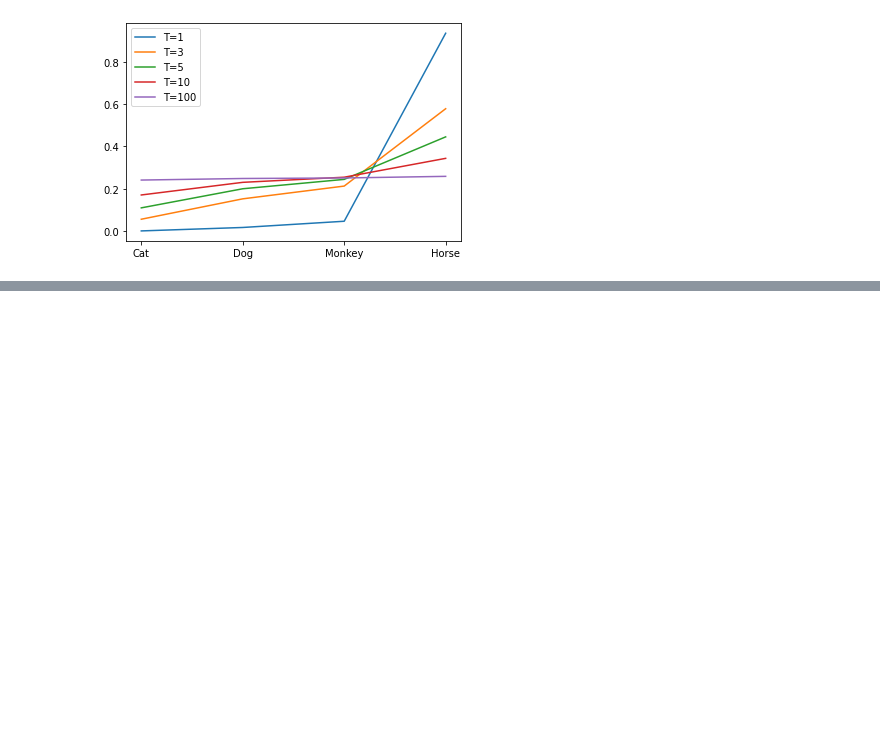
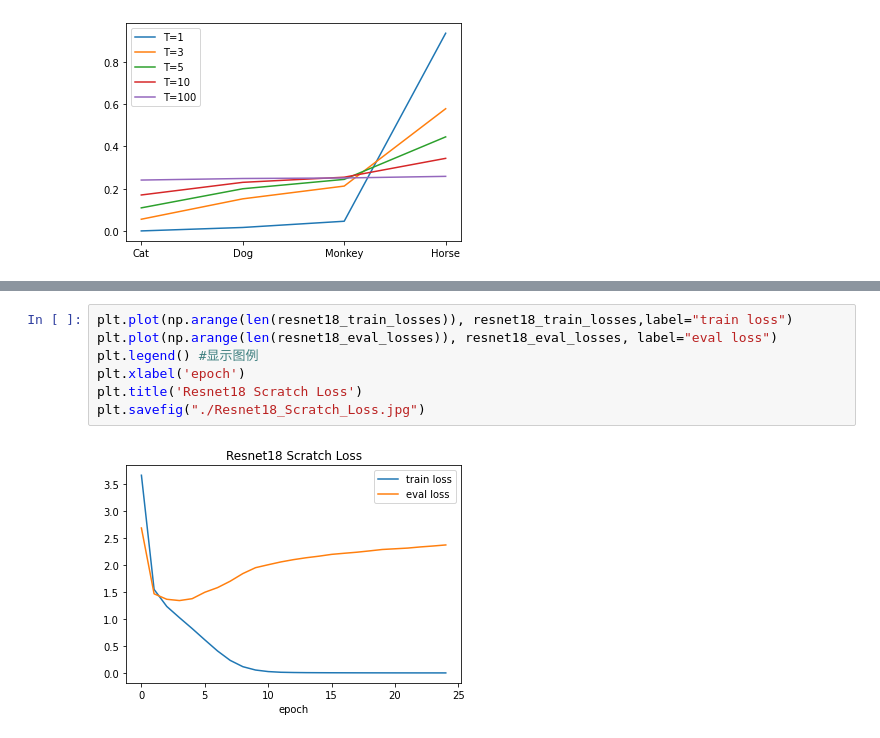
Before and after one commit to Puquan/knowledge_distilling, a Jupyter notebook: main.ipynb, the cells around one changed output, grey strips where cells are left out. Drawn from its saved outputs; the diff is of its cells as text; blank space fills up the shorter version.

```diff
--- a/main.ipynb
+++ b/main.ipynb
@@ -137,0 +252,9 @@ RuntimeError: DataLoader worker (pid(s) 41706) exited unexpectedly
+# %%
+plt.plot(np.arange(len(resnet18_train_losses)), resnet18_train_losses,label="train loss")
+plt.plot(np.arange(len(resnet18_eval_losses)), resnet18_eval_losses, label="eval loss")
+plt.legend() #显示图例
+plt.xlabel('epoch')
+plt.title('Resnet18 Scratch Loss')
+plt.savefig("./Resnet18_Scratch_Loss.jpg")
+# %% [output]
+[figure, added]
```
Also changed, not shown: parts of 32 cells of this notebook, 7 other files.
